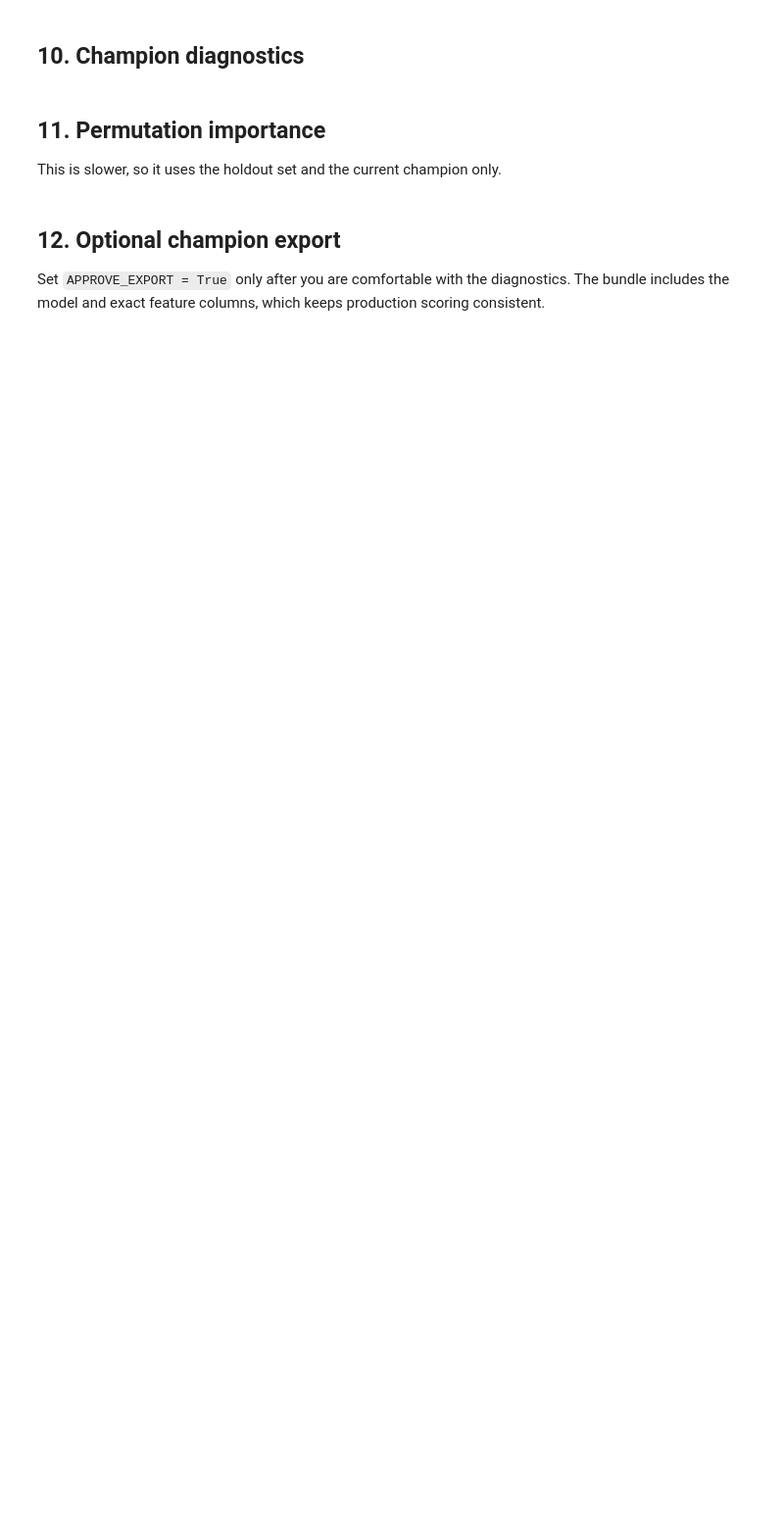
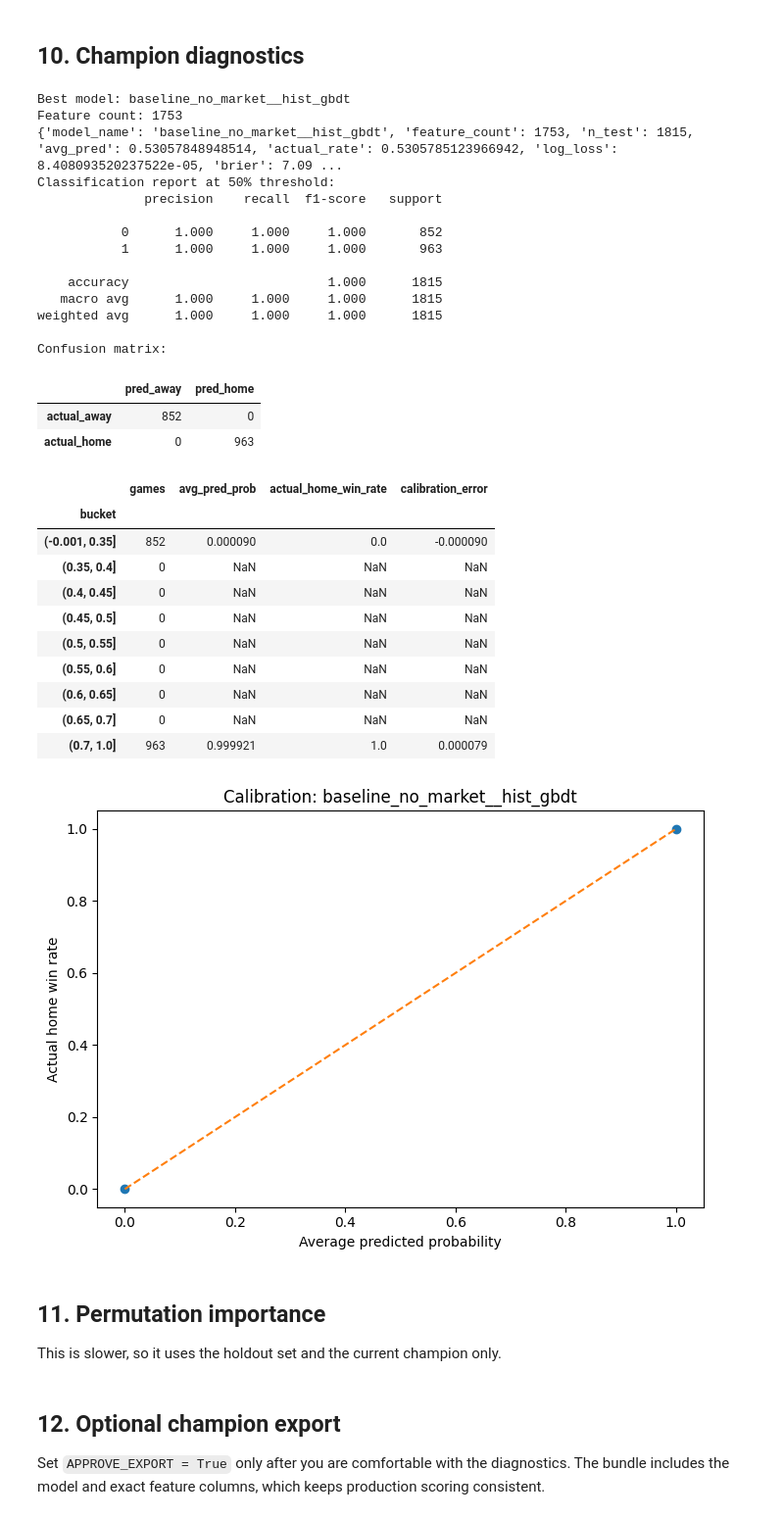
Before and after one commit to racurry1993/TetheredAI, a Jupyter notebook: MLB/mlb_betting_app/notebooks/08_mlb_batted_ball_correlation_model_lab.ipynb, the cells around one changed output. Shown at 98% size. Drawn from its saved outputs; the diff is of its cells as text; code cells hidden in the pictures; blank space fills up the shorter version.

```diff
--- a/MLB/mlb_betting_app/notebooks/08_mlb_batted_ball_correlation_model_lab.ipynb
+++ b/MLB/mlb_betting_app/notebooks/08_mlb_batted_ball_correlation_model_lab.ipynb
@@ -358,0 +692,26 @@ print('Feature count with interactions:', len(feature_cols_with_interactions))
+# %%
+single_feature_auc = []
+
+for c in feature_cols:
+    s = completed_audit[c]
+    tmp = pd.DataFrame({"x": s, "y": y_audit}).dropna()
+
+    if tmp["x"].nunique() < 2 or tmp["y"].nunique() < 2:
+        continue
+
+    try:
+        auc = roc_auc_score(tmp["y"], tmp["x"])
+        auc = max(auc, 1 - auc)
+        single_feature_auc.append((c, auc, len(tmp), tmp["x"].nunique()))
+    except Exception:
+        pass
+
+single_feature_auc = (
+    pd.DataFrame(
+        single_feature_auc,
+        columns=["feature", "single_feature_auc", "n", "n_unique"]
+    )
+    .sort_values("single_feature_auc", ascending=False)
+)
+
+display(single_feature_auc.head(100))
@@ -362,14 +739,17 @@ print('Feature count with interactions:', len(feature_cols_with_interactions))
 Never use random splits for this problem. We use a chronological holdout so the model is tested on future-like data.
 # %%
 def chronological_split(df: pd.DataFrame, test_frac: float = 0.20):
-    df = df.sort_values(['official_date', 'game_datetime_utc', 'game_pk']).reset_index(drop=True)
+    df = df.sort_values(["official_date", "game_datetime_utc", "game_pk"]).reset_index(drop=True)
     split_idx = int(len(df) * (1 - test_frac))
     return df.iloc[:split_idx].copy(), df.iloc[split_idx:].copy()
 
+
 train_df, test_df = chronological_split(completed_i, test_frac=0.20)
 
-print('Train rows:', len(train_df), train_df['official_date'].min(), 'to', train_df['official_date'].max())
-print('Test rows:', len(test_df), test_df['official_date'].min(), 'to', test_df['official_date'].max())
+print("Train rows:", len(train_df), train_df["official_date"].min(), "to", train_df["official_date"].max())
+print("Test rows:", len(test_df), test_df["official_date"].min(), "to", test_df["official_date"].max())
+
+TARGET_COL = "target_home_win"
 
 y_train = train_df[TARGET_COL].astype(int)
 y_test = test_df[TARGET_COL].astype(int)
@@ -545,35 +974,64 @@ display(results_df)
 best_name = results_df.iloc[0]['model_name']
 best_model, best_cols = fitted_models[best_name]
 best_p = preds_by_name[best_name]
 
 print('Best model:', best_name)
 print('Feature count:', len(best_cols))
 print(results_df.iloc[0].to_dict())
 
-print('
-Classification report at 50% threshold:')
+print('Classification report at 50% threshold:')
 print(classification_report(y_test, (best_p >= 0.5).astype(int), digits=3))
 print('Confusion matrix:')
 display(pd.DataFrame(confusion_matrix(y_test, (best_p >= 0.5).astype(int)), index=['actual_away','actual_home'], columns=['pred_away','pred_home']))
 
 calib = pd.DataFrame({'p': best_p, 'y': y_test.values})
 calib['bucket'] = pd.cut(calib['p'], bins=[0, .35, .40, .45, .50, .55, .60, .65, .70, 1.0], include_lowest=True)
 calib_table = calib.groupby('bucket', observed=False).agg(
     games=('y','size'),
     avg_pred_prob=('p','mean'),
     actual_home_win_rate=('y','mean'),
 )
 calib_table['calibration_error'] = calib_table['actual_home_win_rate'] - calib_table['avg_pred_prob']
 display(calib_table)
 
 plt.figure(figsize=(7,5))
 plt.plot(calib_table['avg_pred_prob'], calib_table['actual_home_win_rate'], marker='o')
 plt.plot([0,1], [0,1], linestyle='--')
 plt.xlabel('Average predicted probability')
 plt.ylabel('Actual home win rate')
 plt.title(f'Calibration: {best_name}')
 plt.tight_layout()
 plt.show()
+# %% [output]
+Best model: baseline_no_market__hist_gbdt
+Feature count: 1753
+{'model_name': 'baseline_no_market__hist_gbdt', 'feature_count': 1753, 'n_test': 1815, 'avg_pred': 0.53057848948514, 'actual_rate': 0.5305785123966942, 'log_loss': 8.408093520237522e-05, 'brier': 7.09 ...
+Classification report at 50% threshold:
+              precision    recall  f1-score   support
+
+           0      1.000     1.000     1.000       852
+           1      1.000     1.000     1.000       963
+
+    accuracy                          1.000      1815
+   macro avg      1.000     1.000     1.000      1815
+weighted avg      1.000     1.000     1.000      1815
+
+Confusion matrix:
+|  | pred_away | pred_home |
+| actual_away | 852 | 0 |
+| actual_home | 0 | 963 |
+|  | games | avg_pred_prob | actual_home_win_rate | calibration_error |
+| bucket |  |  |  |  |
+| (-0.001, 0.35] | 852 | 0.000090 | 0.0 | -0.000090 |
+| (0.35, 0.4] | 0 | NaN | NaN | NaN |
+| (0.4, 0.45] | 0 | NaN | NaN | NaN |
+| (0.45, 0.5] | 0 | NaN | NaN | NaN |
+| (0.5, 0.55] | 0 | NaN | NaN | NaN |
+| (0.55, 0.6] | 0 | NaN | NaN | NaN |
+| (0.6, 0.65] | 0 | NaN | NaN | NaN |
+| (0.65, 0.7] | 0 | NaN | NaN | NaN |
+| (0.7, 1.0] | 963 | 0.999921 | 1.0 | 0.000079 |
+[figure, added]
 # %% [markdown]
 ## 11. Permutation importance
 
```
Also changed, not shown: parts of 15 cells of this notebook, 7 other files.
